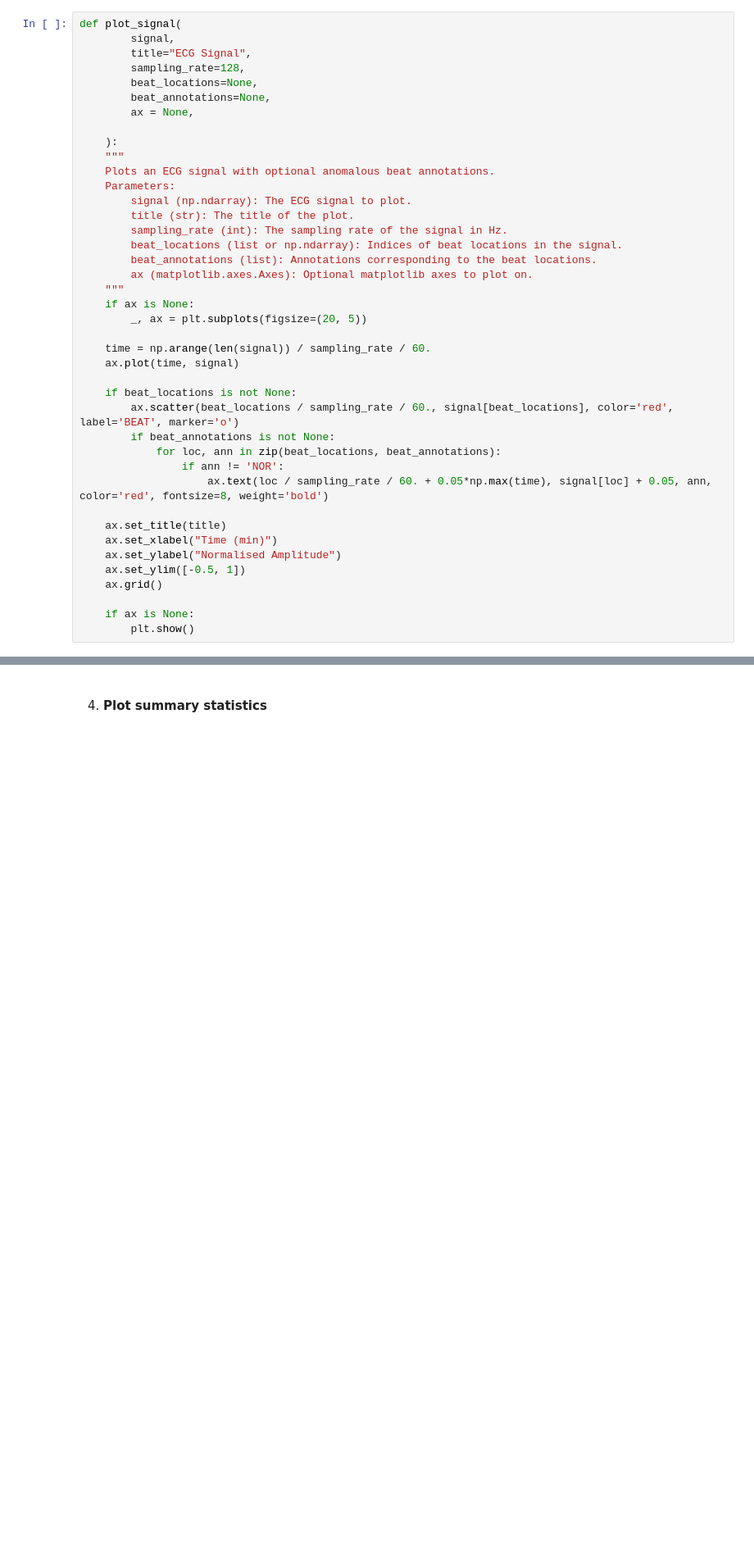
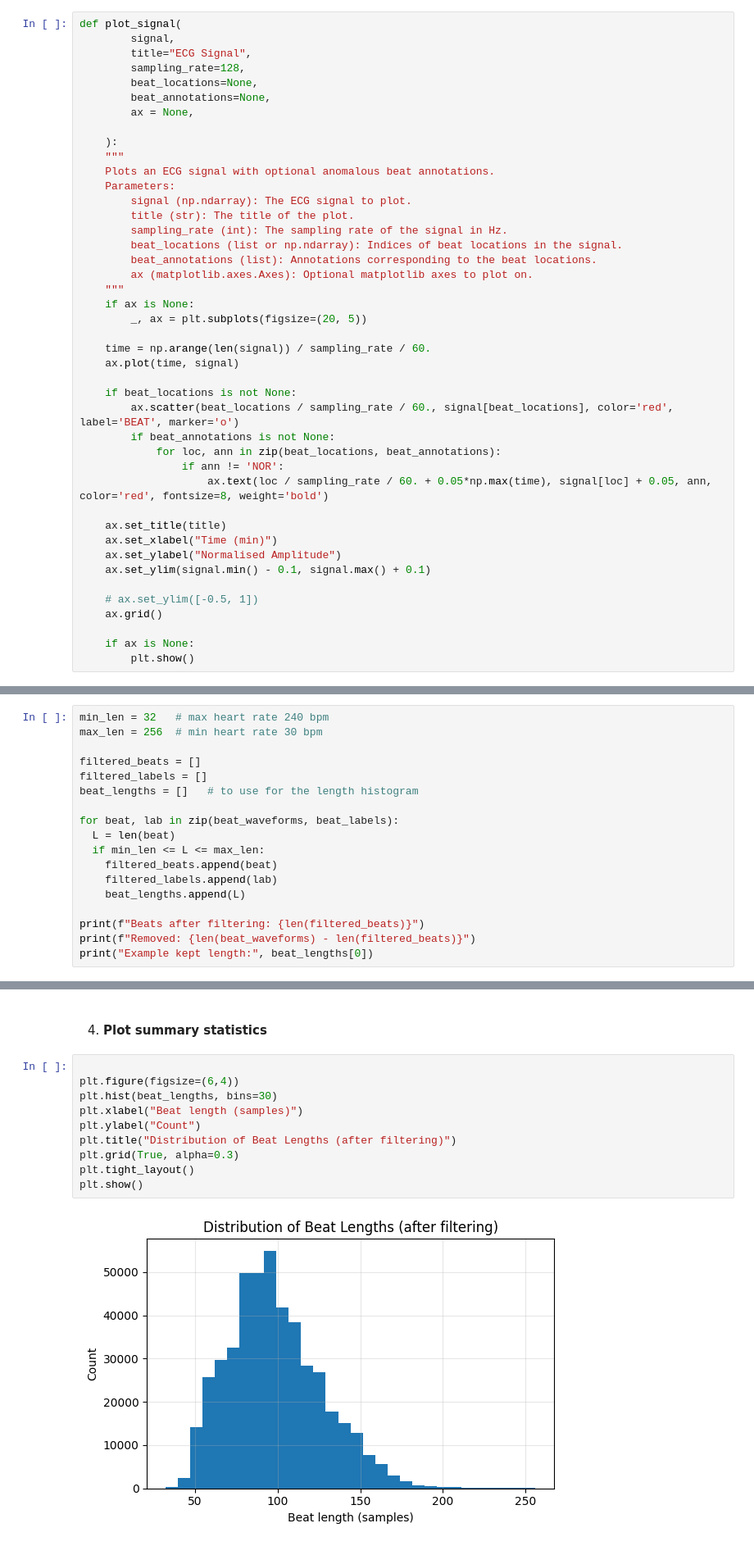
Before and after one commit to fremondi/deep-learning-for-signals-and-images, a Jupyter notebook: Assessment_Q2.ipynb, the cells around one changed output, grey strips where cells are left out. Shown at 82% size. Saved outputs shown, nothing was run; the diff lists cells and outputs as text; blank space fills up the shorter version.

```diff
--- a/Assessment_Q2.ipynb
+++ b/Assessment_Q2.ipynb
@@ -138,7 +145,9 @@ def plot_signal(
     ax.set_title(title)
     ax.set_xlabel("Time (min)")
     ax.set_ylabel("Normalised Amplitude")
-    ax.set_ylim([-0.5, 1])
+    ax.set_ylim(signal.min() - 0.1, signal.max() + 0.1)
+
+    # ax.set_ylim([-0.5, 1])
     ax.grid()
 
     if ax is None:
@@ -180,3 +281,21 @@ Please, **make sure to thoroughly describe and comment every piece of code that
 <br>
 
 3. **Apply a simple pre-processing filter**
+# %%
+min_len = 32   # max heart rate 240 bpm
+max_len = 256  # min heart rate 30 bpm
+
+filtered_beats = []
+filtered_labels = []
+beat_lengths = []   # to use for the length histogram
+
+for beat, lab in zip(beat_waveforms, beat_labels):
+  L = len(beat)
+  if min_len <= L <= max_len:
+    filtered_beats.append(beat)
+    filtered_labels.append(lab)
+    beat_lengths.append(L)
+
+print(f"Beats after filtering: {len(filtered_beats)}")
+print(f"Removed: {len(beat_waveforms) - len(filtered_beats)}")
+print("Example kept length:", beat_lengths[0])
@@ -184,3 +307,15 @@ Please, **make sure to thoroughly describe and comment every piece of code that
 <br>
 
 4. **Plot summary statistics**
+# %%
+
+plt.figure(figsize=(6,4))
+plt.hist(beat_lengths, bins=30)
+plt.xlabel("Beat length (samples)")
+plt.ylabel("Count")
+plt.title("Distribution of Beat Lengths (after filtering)")
+plt.grid(True, alpha=0.3)
+plt.tight_layout()
+plt.show()
+# %% [output]
+[figure, added]
```
Also changed, not shown: parts of 29 cells of this notebook.
